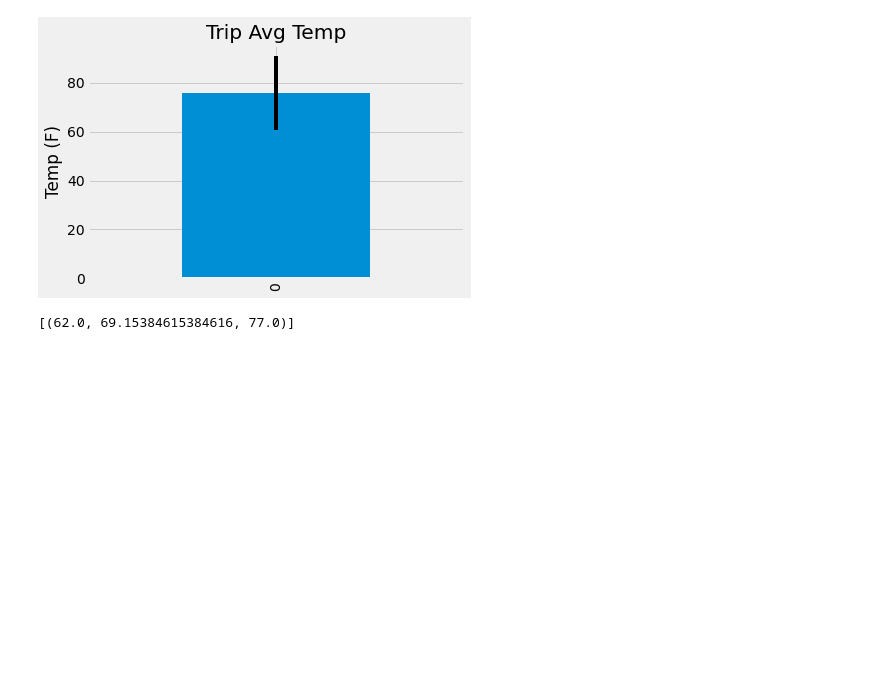
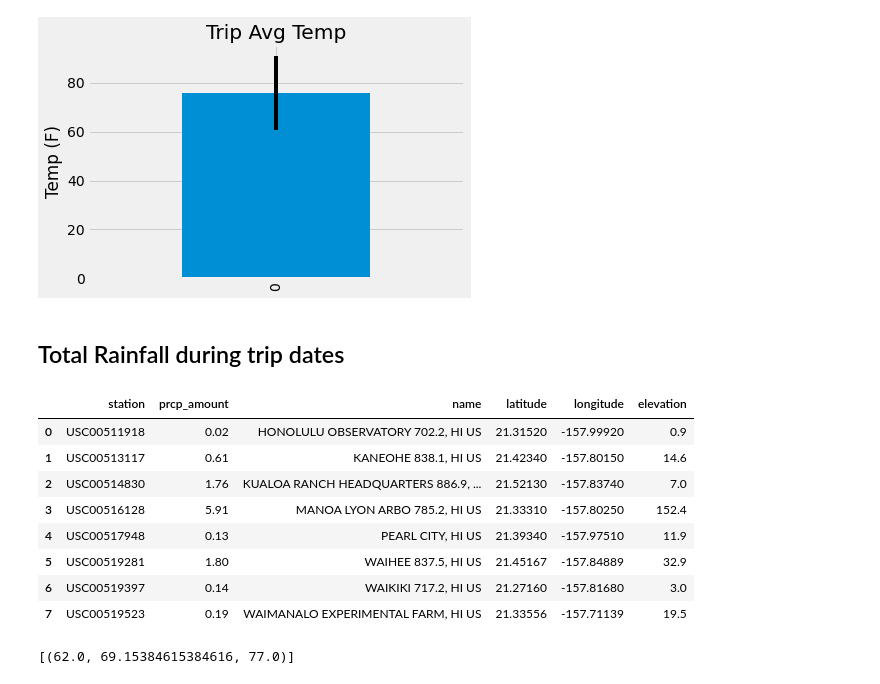
Before and after one commit to LenSin3/sqlalchemy-challenge, a Jupyter notebook: climate_starter.ipynb, the cells around one changed output. Cells and saved outputs as stored; diff of their text form; code cells hidden in the pictures; blank space fills up the shorter version.

Commit message:
Total Amount of Rainfall per Weather Station for Trip Dates

```diff
--- a/climate_starter.ipynb
+++ b/climate_starter.ipynb
@@ -265,9 +268,39 @@ plt.savefig('trip_bar_chart.png')
 plt.show()
 # %% [output]
 [figure]
+# %% [markdown]
+## Total Rainfall during trip dates
 # %%
 # Calculate the total amount of rainfall per weather station for your trip dates using the previous year's matching dates.
 # Sort this in descending order by precipitation amount and list the station, name, latitude, longitude, and elevation
+
+# Query for total precipitation for trip duration
+prcp_total = session.query(Measurement.station, func.sum(Measurement.prcp)).\
+filter(Measurement.prcp.isnot(None)).\
+filter(Measurement.date >= '2015-06-19').\
+filter(Measurement.date <= '2015-07-04').\
+group_by(Measurement.station).all()
+
+# Load query into dataframe
+prcp_trip_total = pd.DataFrame(prcp_total, columns=['station', 'prcp_amount'])
+
+# Query Station table and load into dataframe
+station_table = session.query(Station.station, Station.name, Station.latitude, Station.longitude, Station.elevation).all()
+station_table_df = pd.DataFrame(station_table, columns=['station','name', 'latitude', 'longitude', 'elevation'])
+
+# Merge dataframes on station column
+prcp_merged = pd.merge(prcp_trip_total, station_table_df, on='station')
+prcp_merged
+# %% [output]
+|  | station | prcp_amount | name | latitude | longitude | elevation |
+| 0 | USC00511918 | 0.02 | HONOLULU OBSERVATORY 702.2, HI US | 21.31520 | -157.99920 | 0.9 |
+| 1 | USC00513117 | 0.61 | KANEOHE 838.1, HI US | 21.42340 | -157.80150 | 14.6 |
+| 2 | USC00514830 | 1.76 | KUALOA RANCH HEADQUARTERS 886.9, ... | 21.52130 | -157.83740 | 7.0 |
+| 3 | USC00516128 | 5.91 | MANOA LYON ARBO 785.2, HI US | 21.33310 | -157.80250 | 152.4 |
+| 4 | USC00517948 | 0.13 | PEARL CITY, HI US | 21.39340 | -157.97510 | 11.9 |
+| 5 | USC00519281 | 1.80 | WAIHEE 837.5, HI US | 21.45167 | -157.84889 | 32.9 |
+| 6 | USC00519397 | 0.14 | WAIKIKI 717.2, HI US | 21.27160 | -157.81680 | 3.0 |
+| 7 | USC00519523 | 0.19 | WAIMANALO EXPERIMENTAL FARM, HI US | 21.33556 | -157.71139 | 19.5 |
 # %%
 # Create a query that will calculate the daily normals
 # (i.e. the averages for tmin, tmax, and tavg for all historic data matching a specific month and day)
```
Also changed, not shown: parts of 2 cells of this notebook.
